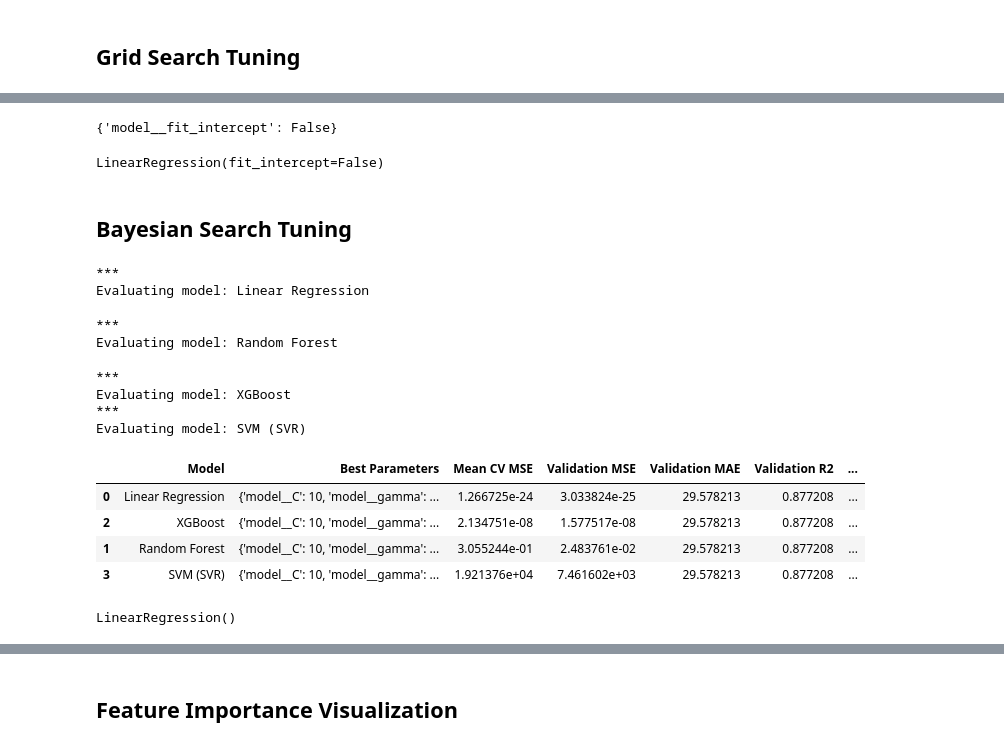
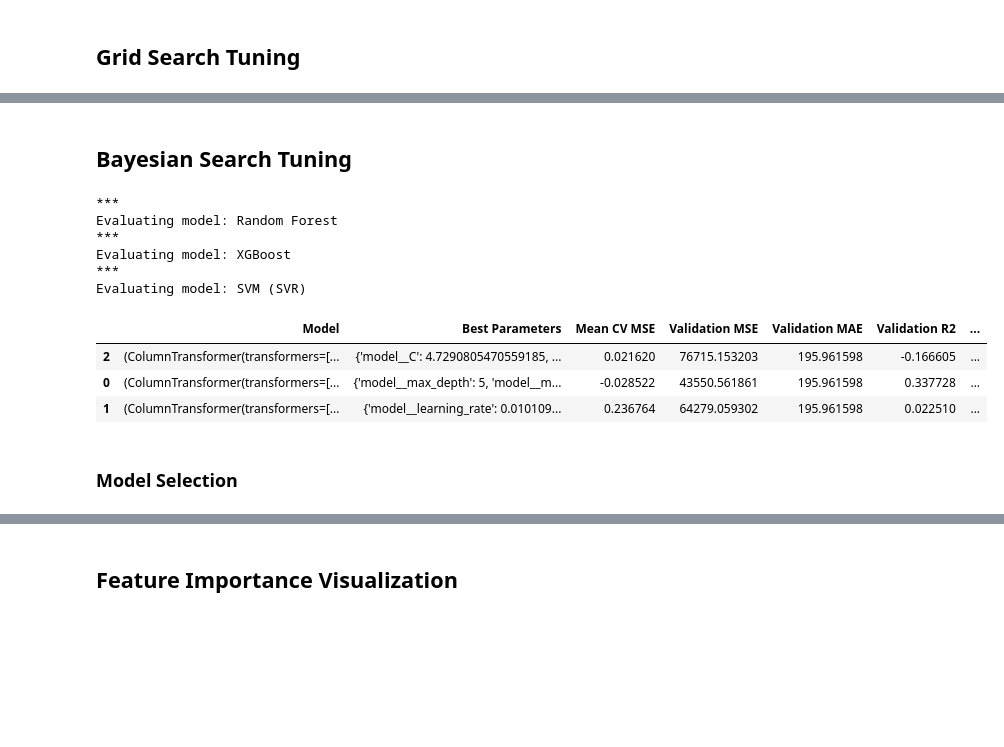
Before and after one commit to omarkhater-school/multi_modal_cgm_analysis, a Jupyter notebook: initial_modeling/viome_data.ipynb, the cells around one changed output, grey strips where cells are left out. Drawn from its saved outputs; the diff is of its cells as text; code cells hidden in the pictures; blank space fills up the shorter version.

```diff
--- a/initial_modeling/viome_data.ipynb
+++ b/initial_modeling/viome_data.ipynb
@@ -299,7 +418,7 @@ models_with_params = {
     "SVM (SVR)": {
         "model": SVR(),
         "params": {
-            "model__kernel": ["linear", "rbf"],
+            "model__kernel": ["linear"],
             "model__C": [.001, 0.1, 1, 5, 10],
             "model__gamma": ["scale", "auto"]
         }
@@ -321,7 +460,7 @@ X_train.head()
 ## Grid Search Tuning
 # %%
 # Evaluate each model
-results = []
+grid_results = []
 best_model = None
 best_model_name = None
 lowest_rmsre = float('inf')
@@ -366,7 +505,7 @@ for model_name, model_info in models_with_params.items():
 
         # Store results
         result =  {
-            "Model": model_name,
+            "Model": grid_search.best_estimator_,
             "Best Parameters": grid_search.best_params_,
             "Mean CV MSE": best_cv_score,
             "Validation MSE": val_mse,
@@ -379,7 +518,7 @@ for model_name, model_info in models_with_params.items():
             best_model = grid_search.best_estimator_
             best_model_name = model_name
 
-        results.append(result)
+        grid_results.append(result)
 
     except Exception as e:
         print(f"Error with model {model_name}: {e}")
@@ -409,11 +549,3 @@ comparison_df
-# %%
-comparison_df["Best Parameters"].iloc[0]
-# %% [output]
-{'model__fit_intercept': False}
-# %%
-best_model.get_params()['model']
-# %% [output]
-LinearRegression(fit_intercept=False)
 # %% [markdown]
 ## Bayesian Search Tuning
 # %%
@@ -440,34 +572,40 @@ models_with_params = {
     "SVM (SVR)": {
         "model": SVR(),
         "params": {
-            "model__kernel": ["linear", "rbf"],
+            "model__kernel": ["linear"],
             "model__C": (0.1, 10, "log-uniform"),
             "model__gamma": ["scale", "auto"]
         }
     }
 }
 # %%
-# Evaluate each model
-results = []
+bayes_results = []
 best_model = None
 best_model_name = None
-lowest_rmsre = float('inf')
+highest_r2 = float('-inf')  # Track the highest R²
+lowest_rmsre = float('inf')  # Track the lowest RMSRE
 
 for model_name, model_info in models_with_params.items():
     print(f"***\nEvaluating model: {model_name}")
     # Define pipeline
     pipeline = Pipeline(steps=[
         ('preprocessor', preprocessor),
+        ('feature_selection', SelectKBest(score_func=f_regression)),
         ('model', model_info["model"])
     ])
 
+    # Update parameter grid to include feature selection parameters
+    params_with_feature_selection = {
+        **model_info["params"],
+        'feature_selection__k': [5, 10, 15, 20 , 25, 30, 35, 40, 50,'all']
+    }
     # Bayesian Search
     bayes_search = BayesSearchCV(
         pipeline,
         model_info["params"],
         n_iter=30,
         cv=5,
-        scoring='neg_mean_squared_error',
+        scoring='r2',
         n_jobs=-1,
         random_state=42,
         verbose=0
@@ -480,21 +618,23 @@ for model_name, model_info in models_with_params.items():
         y_val_pred = bayes_search.best_estimator_.predict(X_val)
         val_mse = mean_squared_error(y_val, y_val_pred)
         val_rmsre = rmsre(y_val, y_val_pred)
+        val_r2 = r2_score(y_val, y_val_pred)
 
         # Store results
         result =  {
-            "Model": model_name,
-            "Best Parameters": grid_search.best_params_,
+            "Model": bayes_search.best_estimator_,
+            "Best Parameters": bayes_search.best_params_,
             "Mean CV MSE": best_cv_score,
             "Validation MSE": val_mse,
             "Validation MAE": val_mae,
             "Validation R2": val_r2,
             "Validation RMSRE": val_rmsre
         }
-        results.append(result)
+        bayes_results.append(result)
 
-        # Update the best model only if RMSRE improves
-        if val_rmsre < lowest_rmsre:
+        # Update the best model prioritizing R², with RMSRE as a tiebreaker
+        if val_r2 > highest_r2 or (val_r2 == highest_r2 and val_rmsre < lowest_rmsre):
+            highest_r2 = val_r2
             lowest_rmsre = val_rmsre
             best_model = bayes_search.best_estimator_  # Update with the best model
             best_model_name = model_name
@@ -504,23 +644,19 @@ for model_name, model_info in models_with_params.items():
         continue
 # %% [output]
 ***
-Evaluating model: Linear Regression
+Evaluating model: Random Forest
+***
+Evaluating model: XGBoost
+***
+Evaluating model: SVM (SVR)
-***
-Evaluating model: Random Forest
-***
-Evaluating model: XGBoost
-***
-Evaluating model: SVM (SVR)
 # %%
-comparison_df = pd.DataFrame(results).sort_values(by="Validation RMSRE")
-comparison_df
+comparison_df_bayesian = pd.DataFrame(bayes_results).sort_values(by="Validation RMSRE")
+comparison_df_bayesian["Tuning Strategy"] = "Bayes"
+comparison_df_bayesian
 # %% [output]
 |  | Model | Best Parameters | Mean CV MSE | Validation MSE | Validation MAE | Validation R2 | ... |
-| 0 | Linear Regression | {'model__C': 10, 'model__gamma': ... | 1.266725e-24 | 3.033824e-25 | 29.578213 | 0.877208 | ... |
-| 2 | XGBoost | {'model__C': 10, 'model__gamma': ... | 2.134751e-08 | 1.577517e-08 | 29.578213 | 0.877208 | ... |
-| 1 | Random Forest | {'model__C': 10, 'model__gamma': ... | 3.055244e-01 | 2.483761e-02 | 29.578213 | 0.877208 | ... |
-| 3 | SVM (SVR) | {'model__C': 10, 'model__gamma': ... | 1.921376e+04 | 7.461602e+03 | 29.578213 | 0.877208 | ... |
+| 2 | (ColumnTransformer(transformers=[... | {'model__C': 4.7290805470559185, ... | 0.021620 | 76715.153203 | 195.961598 | -0.166605 | ... |
+| 0 | (ColumnTransformer(transformers=[... | {'model__max_depth': 5, 'model__m... | -0.028522 | 43550.561861 | 195.961598 | 0.337728 | ... |
+| 1 | (ColumnTransformer(transformers=[... | {'model__learning_rate': 0.010109... | 0.236764 | 64279.059302 | 195.961598 | 0.022510 | ... |
-# %%
-best_model.get_params()['model']
-# %% [output]
-LinearRegression()
+# %% [markdown]
+### Model Selection
```
Also changed, not shown: parts of 22 cells of this notebook.
